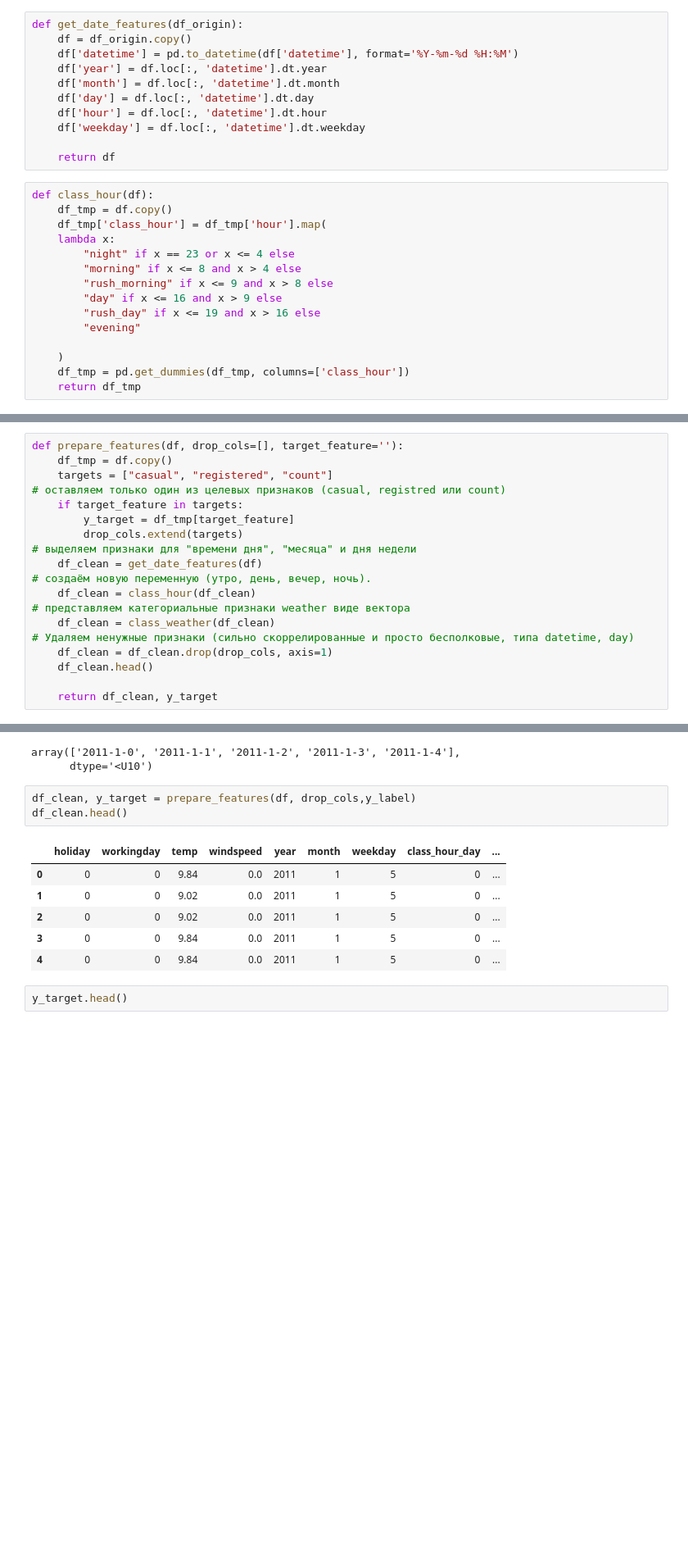
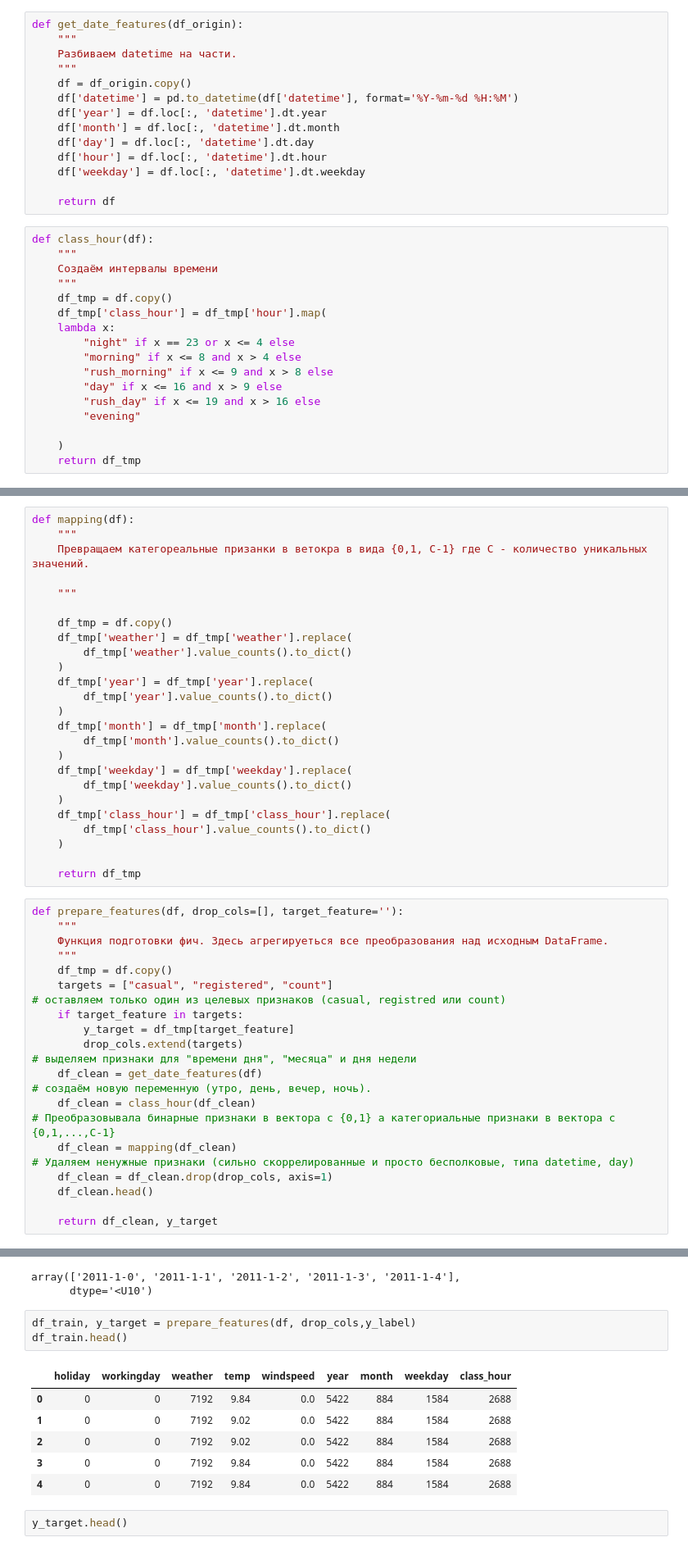
Before and after one commit to ProSerg/SkillFactory, a Jupyter notebook: ML/sfml/hw_04/hw_04.ipynb, the cells around one changed output, grey strips where cells are left out. Shown at 82% size. Saved outputs shown, nothing was run; the diff lists cells and outputs as text; blank space fills up the shorter version.

```diff
--- a/ML/sfml/hw_04/hw_04.ipynb
+++ b/ML/sfml/hw_04/hw_04.ipynb
@@ -35,6 +54,9 @@ def get_supervised_array(df_origin):
     return np.array(re.sub(' +','-',stroka).split('\n'))
 # %%
 def get_date_features(df_origin):
+    """
+    Разбиваем datetime на части.
+    """
     df = df_origin.copy()
     df['datetime'] = pd.to_datetime(df['datetime'], format='%Y-%m-%d %H:%M')
     df['year'] = df.loc[:, 'datetime'].dt.year
@@ -46,6 +68,9 @@ def get_date_features(df_origin):
     return df
 # %%
 def class_hour(df):
+    """
+    Создаём интервалы времени
+    """
     df_tmp = df.copy()
     df_tmp['class_hour'] = df_tmp['hour'].map(
     lambda x:
@@ -57,5 +82,4 @@ def class_hour(df):
         "evening"
 
     )
-    df_tmp = pd.get_dummies(df_tmp, columns=['class_hour'])
     return df_tmp
@@ -68,5 +86,33 @@ def class_weather(df):
+# %%
+def mapping(df):
+    """
+    Превращаем категореальные призанки в ветокра в вида {0,1, C-1} где C - количество уникальных значений.
+
+    """
+
+    df_tmp = df.copy()
+    df_tmp['weather'] = df_tmp['weather'].replace(
+        df_tmp['weather'].value_counts().to_dict()
+    )
+    df_tmp['year'] = df_tmp['year'].replace(
+        df_tmp['year'].value_counts().to_dict()
+    )
+    df_tmp['month'] = df_tmp['month'].replace(
+        df_tmp['month'].value_counts().to_dict()
+    )
+    df_tmp['weekday'] = df_tmp['weekday'].replace(
+        df_tmp['weekday'].value_counts().to_dict()
+    )
+    df_tmp['class_hour'] = df_tmp['class_hour'].replace(
+        df_tmp['class_hour'].value_counts().to_dict()
+    )
+
+    return df_tmp
 # %%
 def prepare_features(df, drop_cols=[], target_feature=''):
+    """
+    Функция подготовки фич. Здесь агрегируеться все преобразования над исходным DataFrame.
+    """
     df_tmp = df.copy()
     targets = ["casual", "registered", "count"]
 # оставляем только один из целевых признаков (casual, registred или count)
@@ -77,8 +123,8 @@ def prepare_features(df, drop_cols=[], target_feature=''):
     df_clean = get_date_features(df)
 # создаём новую переменную (утро, день, вечер, ночь).
     df_clean = class_hour(df_clean)
-# представляем категориальные признаки weather виде вектора
-    df_clean = class_weather(df_clean)
+# Преобразовывала бинарные признаки в вектора с {0,1} а категориальные признаки в вектора с {0,1,...,C-1}
+    df_clean = mapping(df_clean)
 # Удаляем ненужные признаки (сильно скоррелированные и просто бесполковые, типа datetime, day)
     df_clean = df_clean.drop(drop_cols, axis=1)
     df_clean.head()
@@ -102,15 +148,15 @@ year_month_hour[:5]
 array(['2011-1-0', '2011-1-1', '2011-1-2', '2011-1-3', '2011-1-4'],
       dtype='<U10')
 # %%
-df_clean, y_target = prepare_features(df, drop_cols,y_label)
-df_clean.head()
+df_train, y_target = prepare_features(df, drop_cols,y_label)
+df_train.head()
 # %% [output]
-|  | holiday | workingday | temp | windspeed | year | month | weekday | class_hour_day | ... |
-| 0 | 0 | 0 | 9.84 | 0.0 | 2011 | 1 | 5 | 0 | ... |
-| 1 | 0 | 0 | 9.02 | 0.0 | 2011 | 1 | 5 | 0 | ... |
-| 2 | 0 | 0 | 9.02 | 0.0 | 2011 | 1 | 5 | 0 | ... |
-| 3 | 0 | 0 | 9.84 | 0.0 | 2011 | 1 | 5 | 0 | ... |
-| 4 | 0 | 0 | 9.84 | 0.0 | 2011 | 1 | 5 | 0 | ... |
+|  | holiday | workingday | weather | temp | windspeed | year | month | weekday | class_hour |
+| 0 | 0 | 0 | 7192 | 9.84 | 0.0 | 5422 | 884 | 1584 | 2688 |
+| 1 | 0 | 0 | 7192 | 9.02 | 0.0 | 5422 | 884 | 1584 | 2688 |
+| 2 | 0 | 0 | 7192 | 9.02 | 0.0 | 5422 | 884 | 1584 | 2688 |
+| 3 | 0 | 0 | 7192 | 9.84 | 0.0 | 5422 | 884 | 1584 | 2688 |
+| 4 | 0 | 0 | 7192 | 9.84 | 0.0 | 5422 | 884 | 1584 | 2688 |
 # %%
 y_target.head()
 # %% [output]
```
Also changed, not shown: parts of 15 cells of this notebook.
